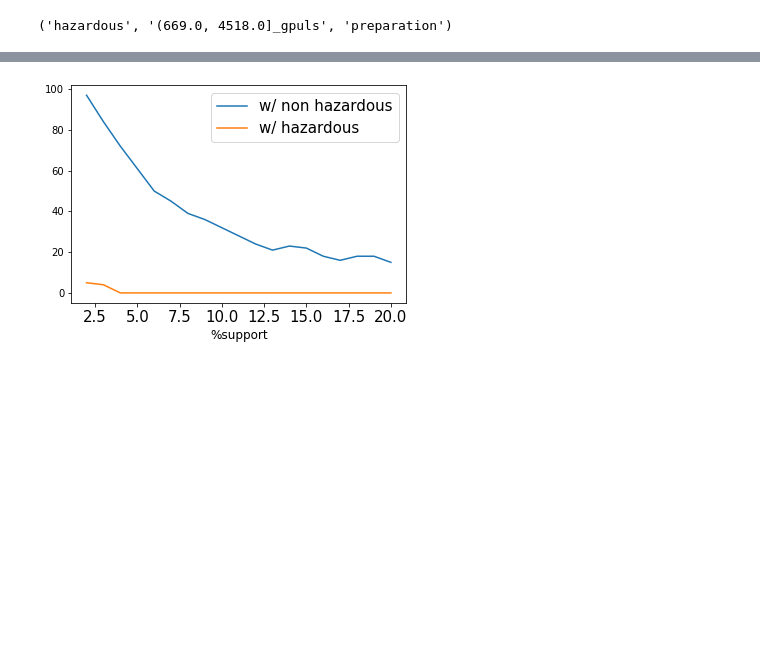
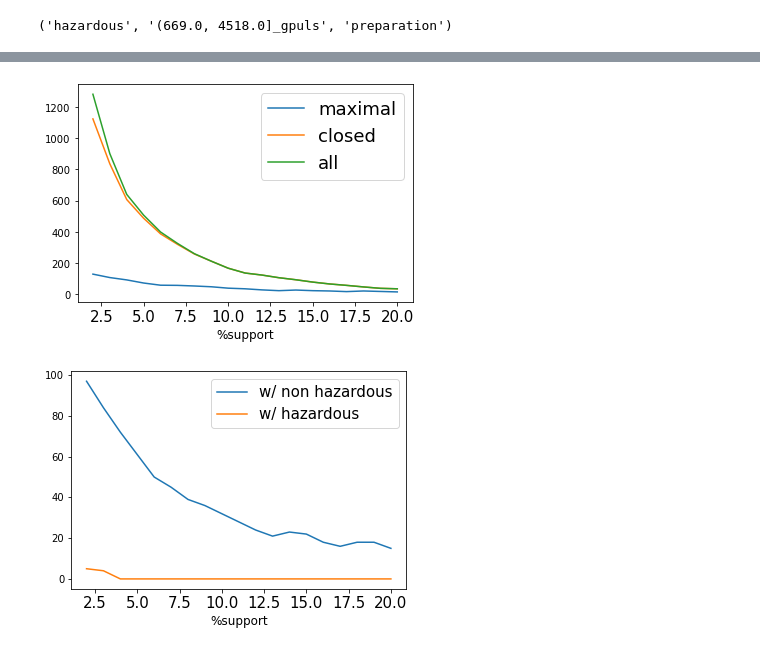
Before and after one commit to Grade0/DM-I, a Jupyter notebook: pattern mining.ipynb, the cells around one changed output, grey strips where cells are left out. Cells and saved outputs as stored; diff of their text form; code cells hidden in the pictures; blank space fills up the shorter version.

```diff
--- a/pattern mining.ipynb
+++ b/pattern mining.ipynb
@@ -182,8 +182,8 @@ for i in range(2, 20+1):
 
 plt.plot(range(2, len(len_max_it) + 2), len_max_it, label='maximal')
 plt.plot(range(2, len(len_cl_it) + 2), len_cl_it, label='closed')
-plt.plot(range(2, len(len_max_it) + 2, len_all_it, label='all')
-plt.legend(fontsize=15)
+plt.plot(range(2, len(len_max_it) + 2), len_all_it, label='all')
+plt.legend(fontsize=18)
 plt.xticks(fontsize=15)
 plt.xlabel('%support', fontsize=12)
 
@@ -193,3 +192,4 @@ SyntaxError: invalid syntax (<ipython-input-50-4585bb907edb>, line 15)
+[figure, added]
 # %%
 filter_1 = []
 filter_2 = []
```
Also changed, not shown: parts of 6 cells of this notebook.
